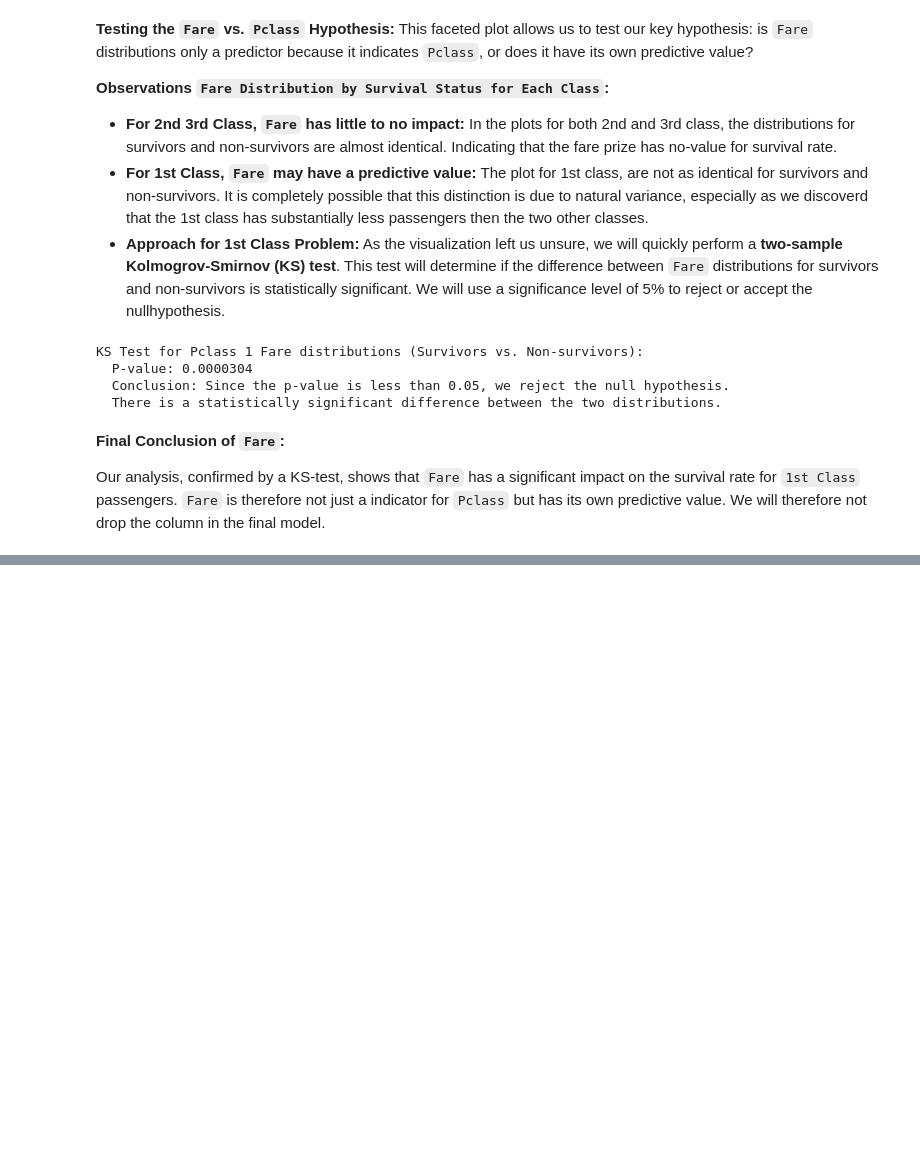
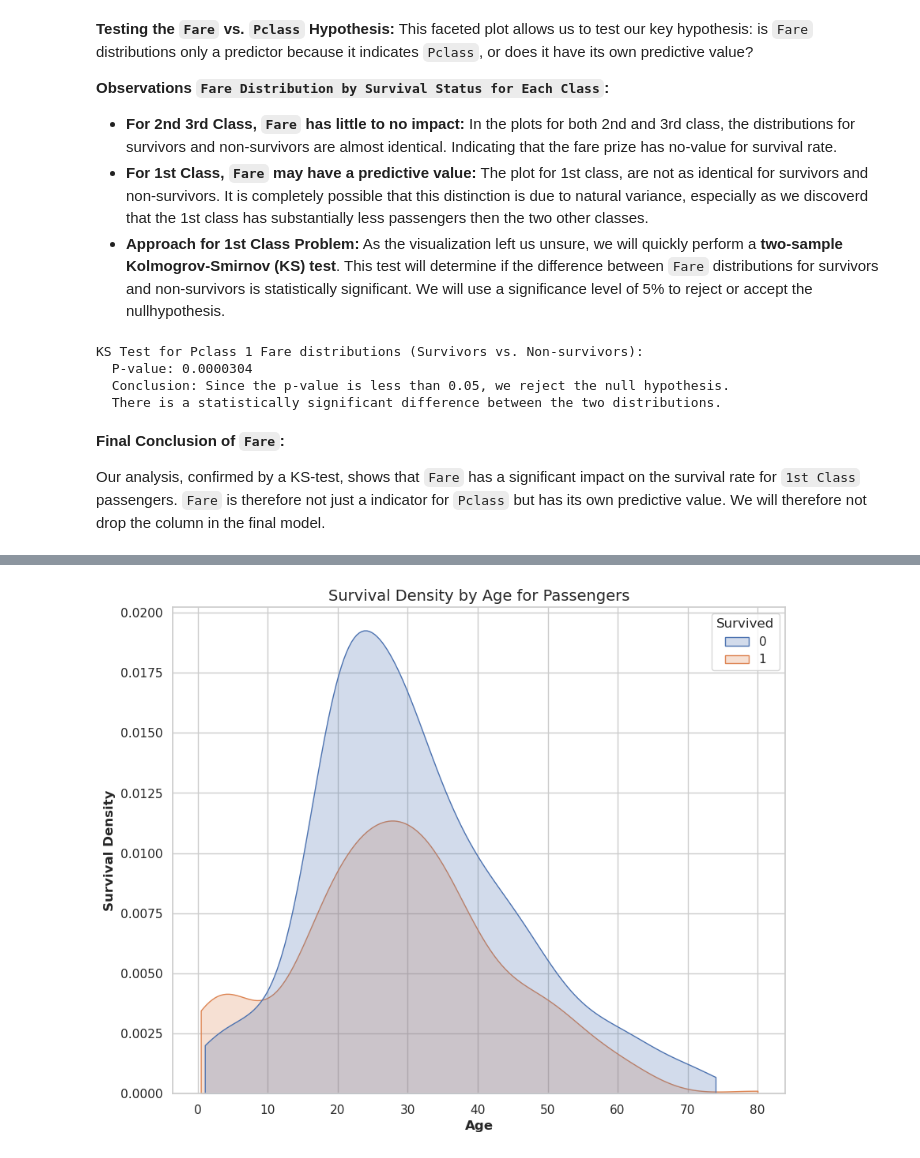
Before and after one commit to JonasLilletevedt/titanic-survival-prediction, a Jupyter notebook: notebooks/00_initial_data_exploration.ipynb, the cells around one changed output, grey strips where cells are left out. Saved outputs shown, nothing was run; the diff lists cells and outputs as text; code cells hidden in the pictures; blank space fills up the shorter version.

```diff
--- a/notebooks/00_initial_data_exploration.ipynb
+++ b/notebooks/00_initial_data_exploration.ipynb
@@ -797,7 +811,0 @@ I think you can guess what the next visualization will be. A **KDE-Plot** with *
-# %%
-# Legg til 1 for å unngå log(0)
-df_train['Fare_log'] = np.log1p(df_train['Fare'])
-
-sns.histplot(df_train['Fare_log'], kde=True)
-plt.title('Distribution of Log-Transformed Fare')
-plt.show()
@@ -841,0 +812,10 @@ Index(['Pclass', 'Name', 'Sex', 'Age', 'SibSp', 'Parch', 'Ticket', 'Fare',
+# %%
+# Count Plot of `Age`
+fig = plt.figure(figsize=(10, 8))
+sns.kdeplot(data=df_train, x='Age', hue='Survived', cut=0, fill=True)
+plt.ylabel('Survival Density', fontweight='bold')
+plt.xlabel('Age', fontweight='bold')
+plt.title('Survival Density by Age for Passengers', fontsize=14)
+plt.show()
+# %% [output]
+[figure, added]
```
Also changed, not shown: parts of 33 cells of this notebook.
